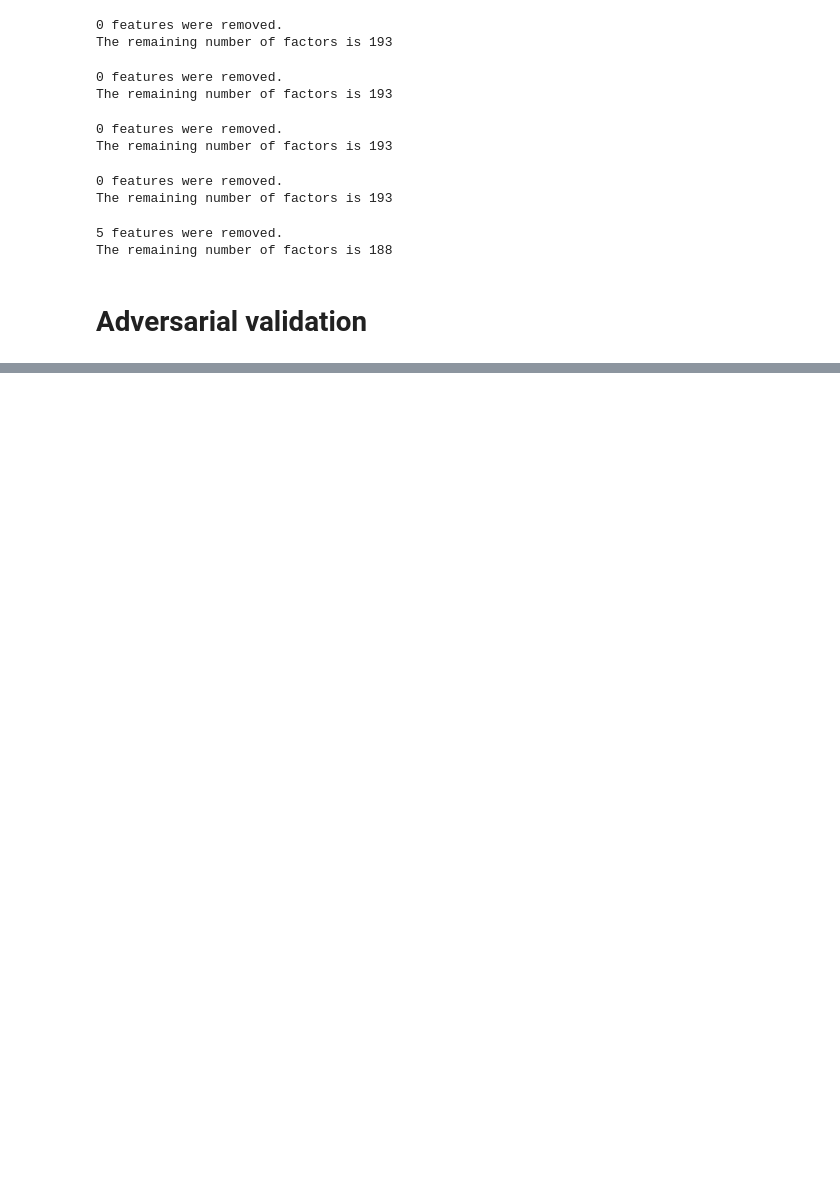
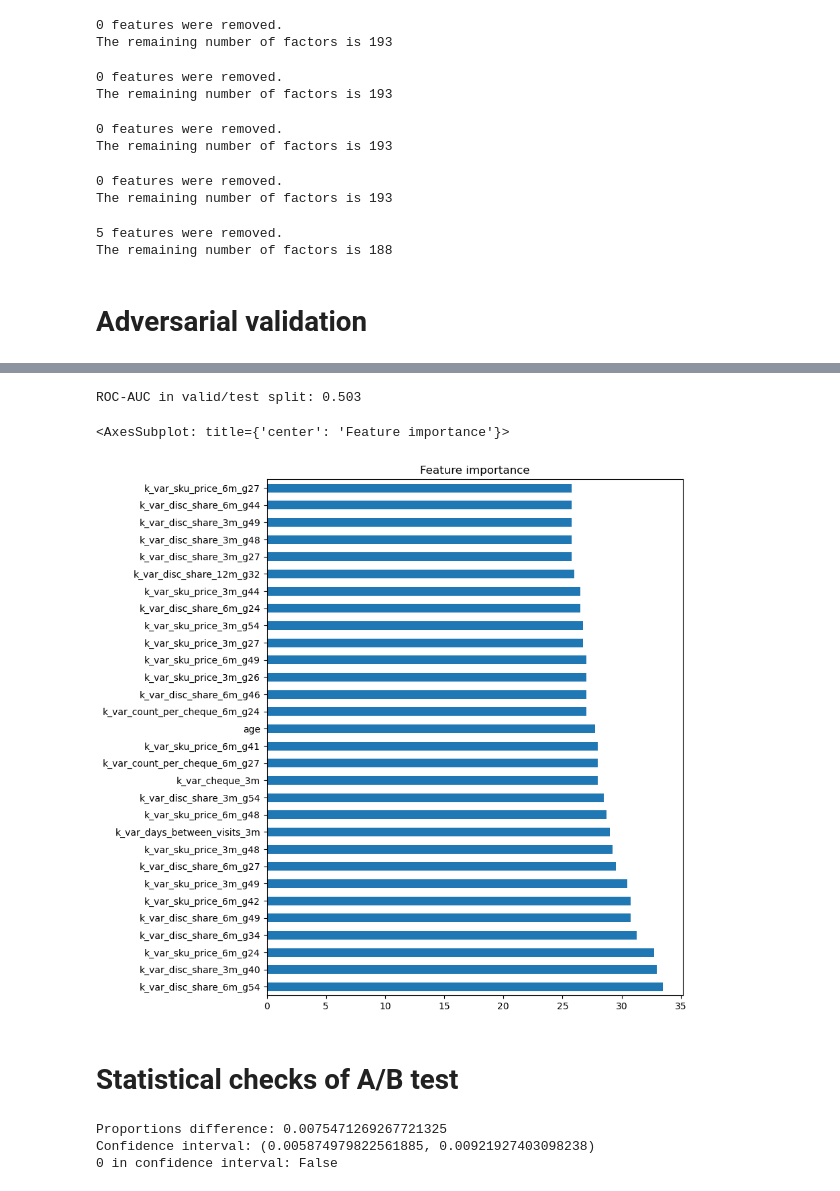
Before and after one commit to mur1ok/easylift, a Jupyter notebook: Example.ipynb, the cells around one changed output, grey strips where cells are left out. Cells and saved outputs as stored; diff of their text form; code cells hidden in the pictures; blank space fills up the shorter version.

Commit message:
completed adversarial validation. added proportion a/b test

```diff
--- a/Example.ipynb
+++ b/Example.ipynb
@@ -101,0 +101,8 @@ None
+# %%
+adversarial_split_quality(dataset, 'valid', 'test')
+# %% [output]
+ROC-AUC in valid/test split: 0.503
+<AxesSubplot: title={'center': 'Feature importance'}>
+[figure, added]
+# %% [markdown]
+# Statistical checks of A/B test
@@ -101,0 +111,6 @@ None
+# %%
+two_proprotions_confint(dataset, 0.05)
+# %% [output]
+Proportions difference: 0.0075471269267721325
+Confidence interval: (0.005874979822561885, 0.00921927403098238)
+0 in confidence interval: False
```
Also changed, not shown: parts of 3 cells of this notebook, 1 other file.
